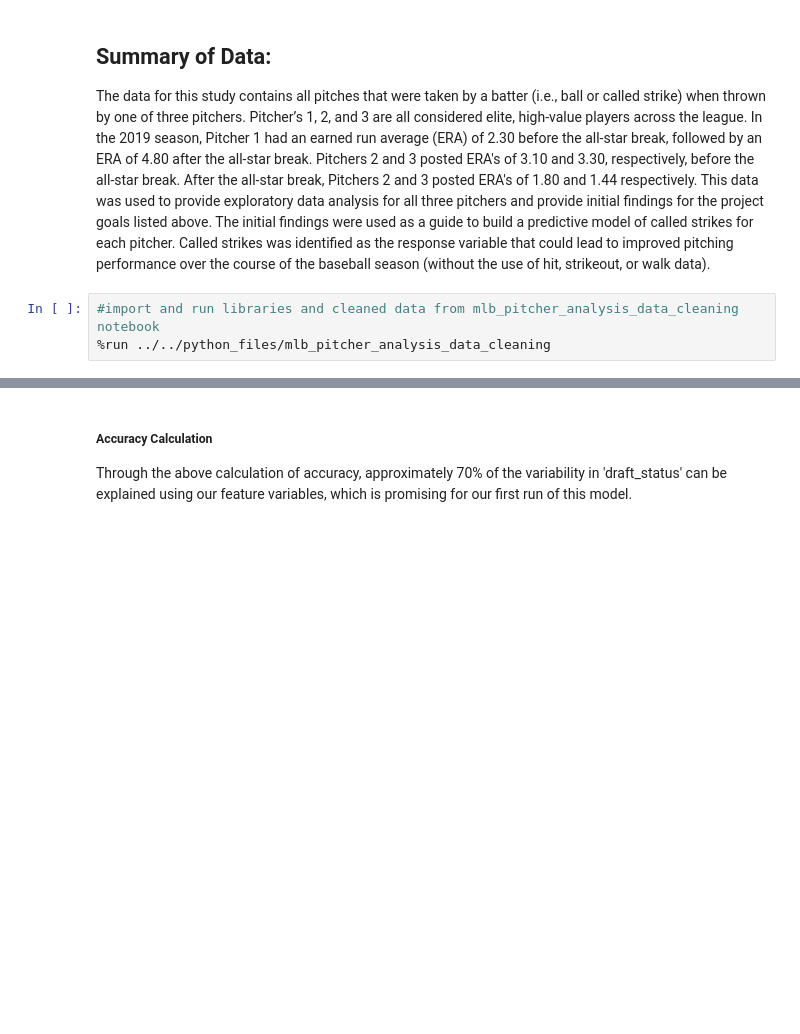
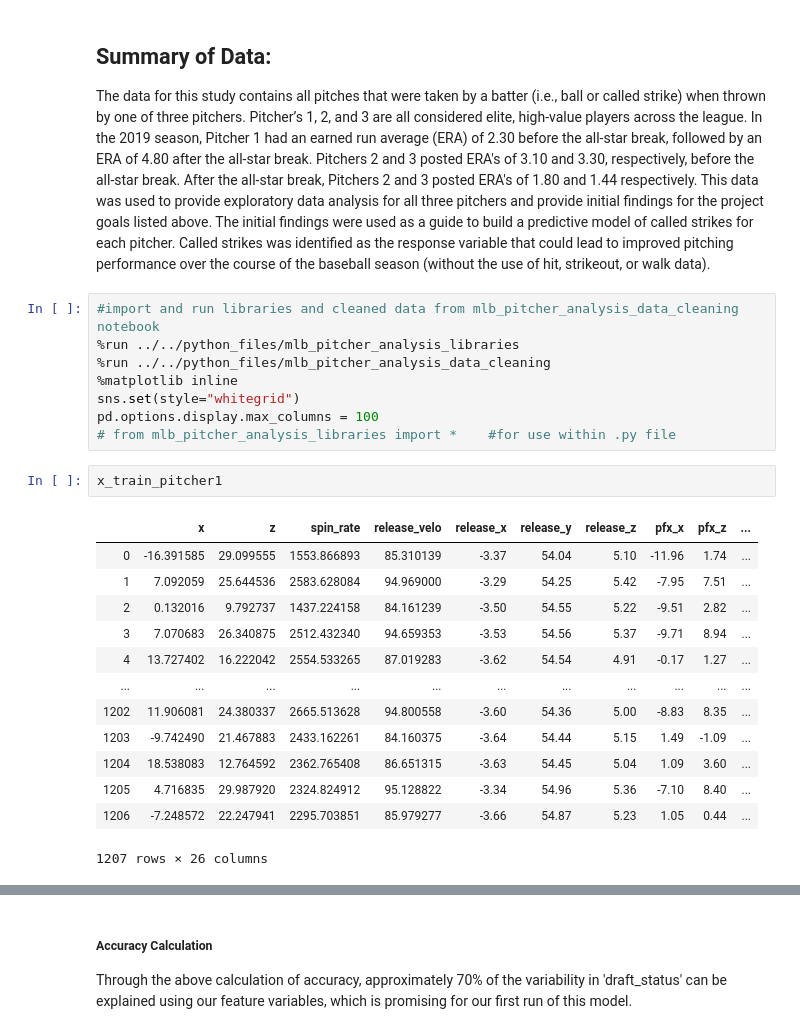
Before and after one commit to michaelpallante/mlb_pitcher_analysis, a Jupyter notebook: notebooks/modeling/mlb_pitcher_analysis_modeling.ipynb, the cells around one changed output, grey strips where cells are left out. Drawn from its saved outputs; the diff is of its cells as text; blank space fills up the shorter version.

```diff
--- a/notebooks/modeling/mlb_pitcher_analysis_modeling.ipynb
+++ b/notebooks/modeling/mlb_pitcher_analysis_modeling.ipynb
@@ -16,5 +16,26 @@
 The data for this study contains all pitches that were taken by a batter (i.e., ball or called strike) when thrown by one of three pitchers. Pitcher’s 1, 2, and 3 are all considered elite, high-value players across the league. In the 2019 season, Pitcher 1 had an earned run average (ERA) of 2.30 before the all-star break, followed by an ERA of 4.80 after the all-star break. Pitchers 2 and 3 posted ERA's of 3.10 and 3.30, respectively, before the all-star break. After the all-star break, Pitchers 2 and 3 posted ERA's of 1.80 and 1.44 respectively. This data was used to provide exploratory data analysis for all three pitchers and provide initial findings for the project goals listed above. The initial findings were used as a guide to build a predictive model of called strikes for each pitcher. Called strikes was identified as the response variable that could lead to improved pitching performance over the course of the baseball season (without the use of hit, strikeout, or walk data).
 # %%
 #import and run libraries and cleaned data from mlb_pitcher_analysis_data_cleaning notebook
+%run ../../python_files/mlb_pitcher_analysis_libraries
 %run ../../python_files/mlb_pitcher_analysis_data_cleaning
+%matplotlib inline
+sns.set(style="whitegrid")
+pd.options.display.max_columns = 100
+# from mlb_pitcher_analysis_libraries import *    #for use within .py file
+# %%
+x_train_pitcher1
+# %% [output]
+|  | x | z | spin_rate | release_velo | release_x | release_y | release_z | pfx_x | pfx_z | ... |
+| 0 | -16.391585 | 29.099555 | 1553.866893 | 85.310139 | -3.37 | 54.04 | 5.10 | -11.96 | 1.74 | ... |
+| 1 | 7.092059 | 25.644536 | 2583.628084 | 94.969000 | -3.29 | 54.25 | 5.42 | -7.95 | 7.51 | ... |
+| 2 | 0.132016 | 9.792737 | 1437.224158 | 84.161239 | -3.50 | 54.55 | 5.22 | -9.51 | 2.82 | ... |
+| 3 | 7.070683 | 26.340875 | 2512.432340 | 94.659353 | -3.53 | 54.56 | 5.37 | -9.71 | 8.94 | ... |
+| 4 | 13.727402 | 16.222042 | 2554.533265 | 87.019283 | -3.62 | 54.54 | 4.91 | -0.17 | 1.27 | ... |
+| ... | ... | ... | ... | ... | ... | ... | ... | ... | ... | ... |
+| 1202 | 11.906081 | 24.380337 | 2665.513628 | 94.800558 | -3.60 | 54.36 | 5.00 | -8.83 | 8.35 | ... |
+| 1203 | -9.742490 | 21.467883 | 2433.162261 | 84.160375 | -3.64 | 54.44 | 5.15 | 1.49 | -1.09 | ... |
+| 1204 | 18.538083 | 12.764592 | 2362.765408 | 86.651315 | -3.63 | 54.45 | 5.04 | 1.09 | 3.60 | ... |
+| 1205 | 4.716835 | 29.987920 | 2324.824912 | 95.128822 | -3.34 | 54.96 | 5.36 | -7.10 | 8.40 | ... |
+| 1206 | -7.248572 | 22.247941 | 2295.703851 | 85.979277 | -3.66 | 54.87 | 5.23 | 1.05 | 0.44 | ... |
+1207 rows × 26 columns
 # %% [markdown]
```
Also changed, not shown: parts of 39 cells of this notebook, 24 other files.
